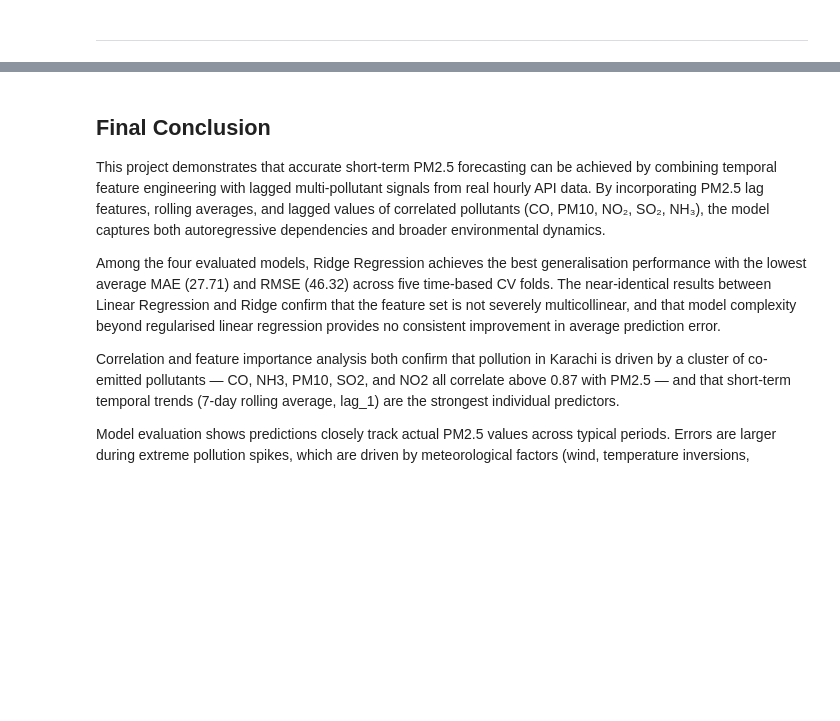
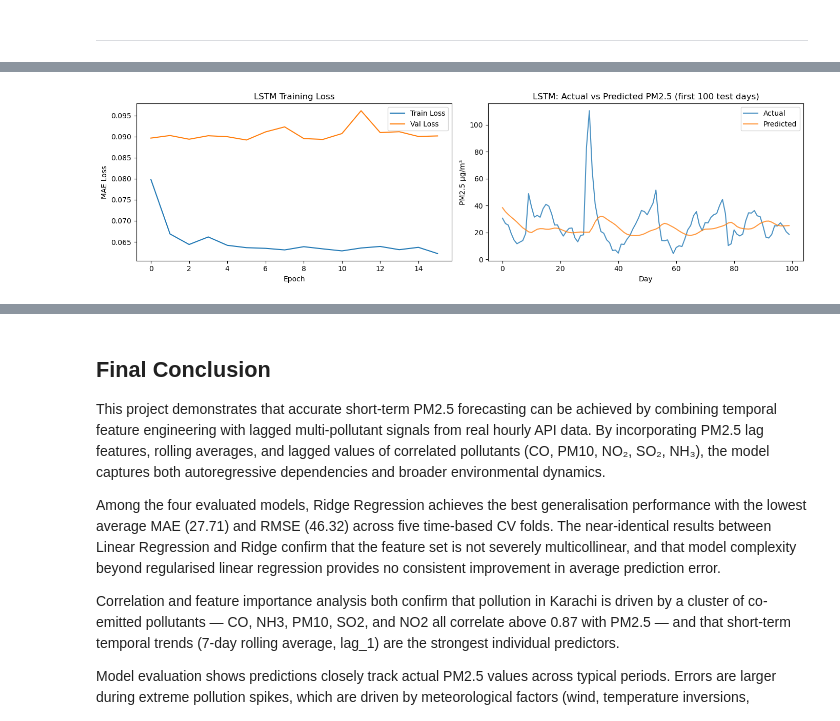
Before and after one commit to alinazir105/AQI-Forecasting-System, a Jupyter notebook: notebook/notebook.ipynb, the cells around one changed output, grey strips where cells are left out. Cells and saved outputs as stored; diff of their text form; code cells hidden in the pictures; blank space fills up the shorter version.

```diff
--- a/notebook/notebook.ipynb
+++ b/notebook/notebook.ipynb
@@ -777,0 +1024,24 @@ To address this, future iterations of the model should prioritize lag-based and
+# %%
+fig, axes = plt.subplots(1, 2, figsize=(14, 4))
+
+# Training history
+axes[0].plot(history.history['loss'], label='Train Loss')
+axes[0].plot(history.history['val_loss'], label='Val Loss')
+axes[0].set_title('LSTM Training Loss')
+axes[0].set_xlabel('Epoch')
+axes[0].set_ylabel('MAE Loss')
+axes[0].legend()
+
+# Actual vs predicted
+axes[1].plot(y_true_lstm[:100], label='Actual', alpha=0.8)
+axes[1].plot(y_pred_lstm[:100], label='Predicted', alpha=0.8)
+axes[1].set_title('LSTM: Actual vs Predicted PM2.5 (first 100 test days)')
+axes[1].set_xlabel('Day')
+axes[1].set_ylabel('PM2.5 µg/m³')
+axes[1].legend()
+
+plt.tight_layout()
+plt.savefig("../models/lstm_evaluation.png", dpi=150, bbox_inches="tight")
+plt.show()
+# %% [output]
+[figure, added]
```
Also changed, not shown: parts of 13 cells of this notebook, 4 other files.
